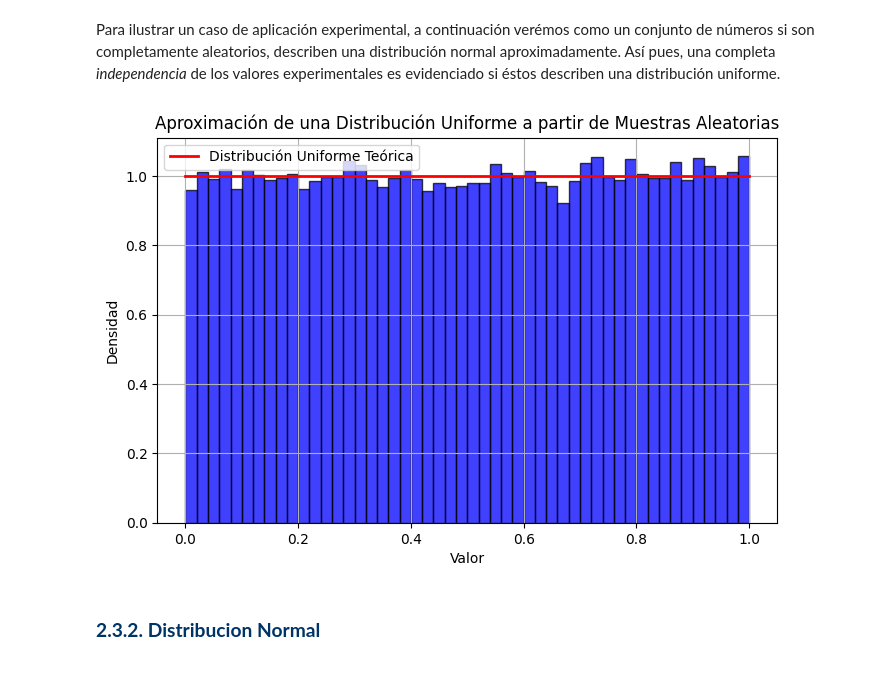
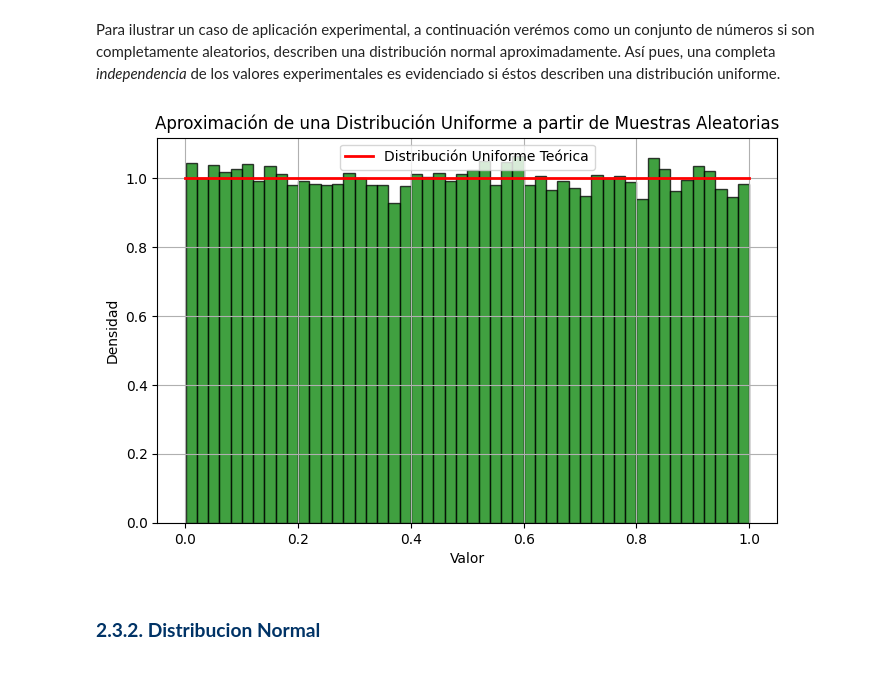
Before and after one commit to AsorKy/UPTC_Diplomado_Ciencia_de_Datos_Cohorte_II_2024, a Jupyter notebook: 1_Matemáticas/3_Teoría_de_Probabilidad/cuadernos/Distribuciones.ipynb, the cells around one changed output. Drawn from its saved outputs; the diff is of its cells as text; code cells hidden in the pictures.

```diff
--- a/1_Matemáticas/3_Teoría_de_Probabilidad/cuadernos/Distribuciones.ipynb
+++ b/1_Matemáticas/3_Teoría_de_Probabilidad/cuadernos/Distribuciones.ipynb
@@ -1500,28 +1504,28 @@ Para ilustrar un caso de aplicación experimental, a continuación verémos como
 # %%
 # Parámetros del experimento
 num_samples = 50000  # Número de muestras
 a, b = 0, 1  # Intervalo para la distribución uniforme
 
 # Generar números aleatorios uniformemente distribuidos en el intervalo [a, b]
 samples = np.random.uniform(a, b, num_samples)
 
 # Graficar el histograma
 plt.figure(figsize=(8, 5))
-plt.hist(samples, bins=50, density=True, alpha=0.75, color='blue', edgecolor='black')
+plt.hist(samples, bins=50, density=True, alpha=0.75, color='green', edgecolor='black')
 
 # Graficar la distribución uniforme teórica
 x = np.linspace(a, b, 1000)
 plt.plot(x, np.ones_like(x) / (b - a), 'r-', lw=2, label='Distribución Uniforme Teórica')
 
 # Añadir etiquetas y título
 plt.title('Aproximación de una Distribución Uniforme a partir de Muestras Aleatorias')
 plt.xlabel('Valor')
 plt.ylabel('Densidad')
 plt.legend()
 plt.grid(True)
 plt.show()
 # %% [output]
-[figure, old version]
+[figure, new version]
 # %% [markdown]
 #### <!-- Subsection 2.3.2 -->
 **<h3 id="subsection232" style="color: #003366;">2.3.2. Distribucion Normal</h3>**
```
Also changed, not shown: parts of 42 cells of this notebook.
